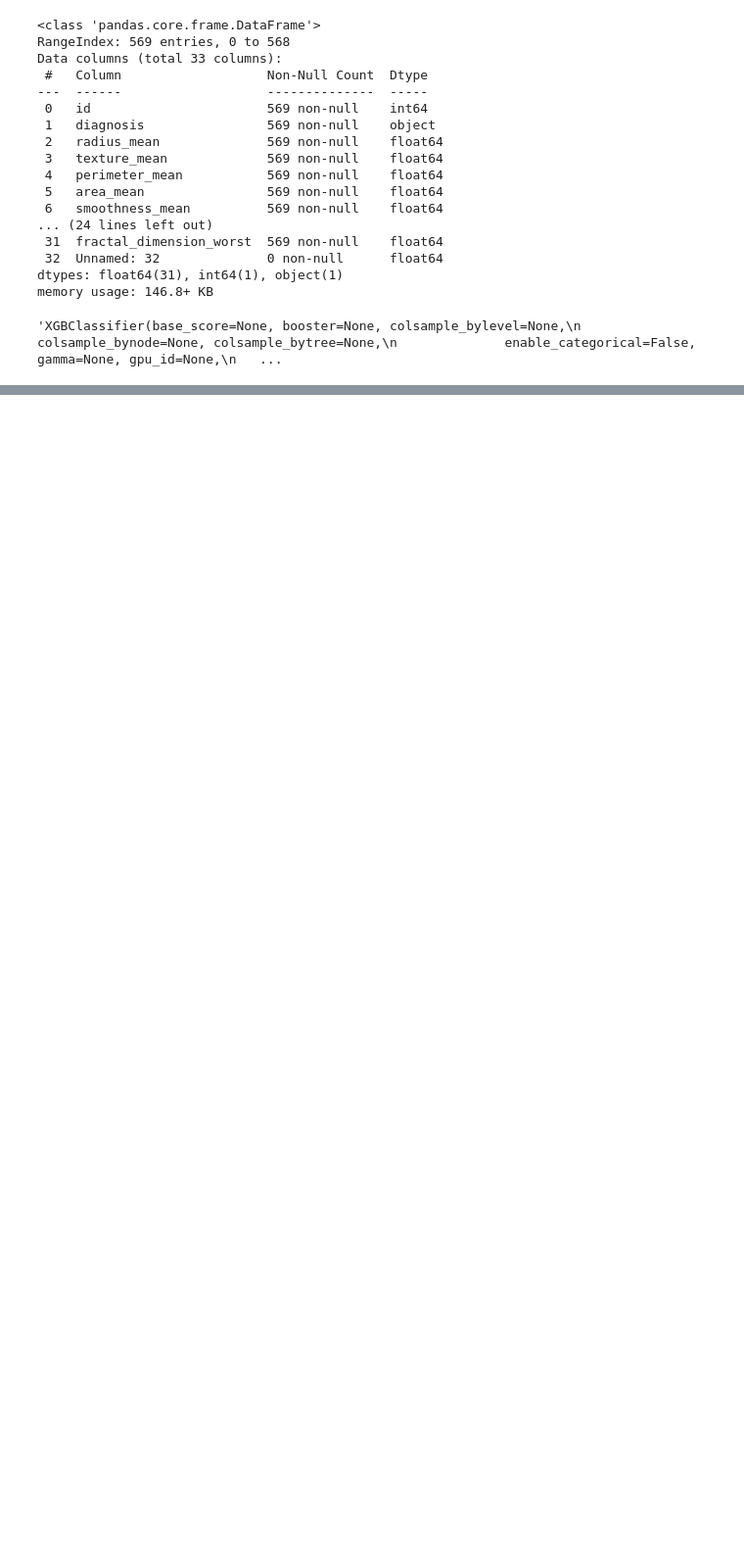
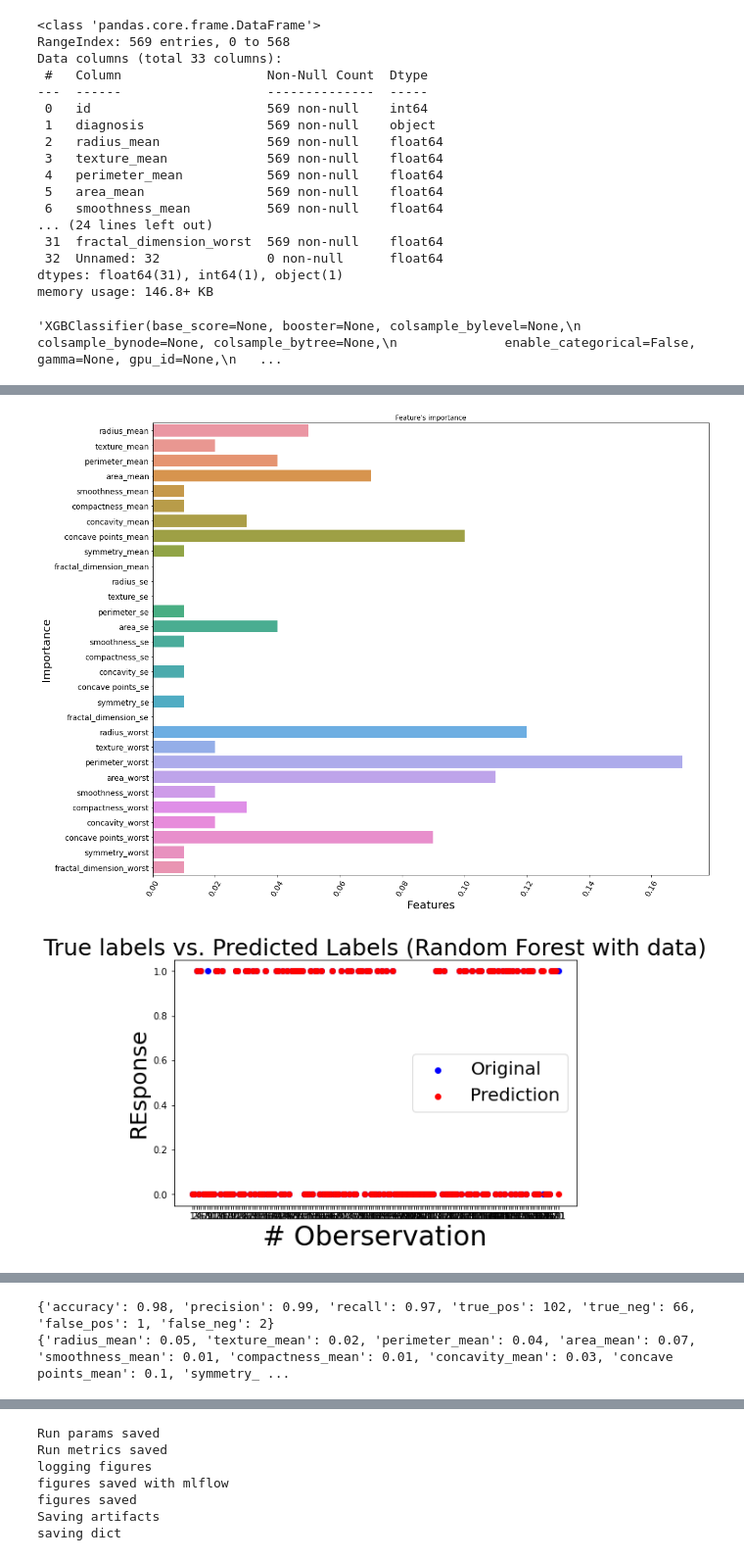
Before and after one commit to tesfayealex/Breast-Cancer-Diagnostic-Analysis-using-causal-inference-with-machine-learning, a Jupyter notebook: notebooks/ML_Models.ipynb, the cells around one changed output, grey strips where cells are left out. Shown at 98% size. Saved outputs shown, nothing was run; the diff lists cells and outputs as text; code cells hidden in the pictures; blank space fills up the shorter version.

Commit message:
random forst classifier add on modelling

```diff
--- a/notebooks/ML_Models.ipynb
+++ b/notebooks/ML_Models.ipynb
@@ -13,6 +14,6 @@ from ml_pipeline import run_train_pipeline, get_pipeline,dvc_get_data
 # %%
-# df = dvc_get_data('data/data.csv')
-df = pd.read_csv('../data/data.csv')
+df = dvc_get_data('data/data.csv')
+# df = pd.read_csv('../data/data.csv')
 df.info()
 # %% [output]
 <class 'pandas.core.frame.DataFrame'>
@@ -76,0 +79,4 @@ Run - first_trial is logged to Experiment - XGBoost with data
+# %%
+from sklearn.ensemble import RandomForestClassifier
+model = RandomForestClassifier()
+str(model)
@@ -76,0 +85,5 @@ Run - first_trial is logged to Experiment - XGBoost with data
+# %%
+run_train_pipeline(model, x, y,
+                experiment_name='Random Forest with data',
+                run_name='first run with random forest')
+# %% [output]
@@ -76,0 +93,2 @@ Run - first_trial is logged to Experiment - XGBoost with data
+[figure, added]
+[figure, added]
@@ -76,0 +96,2 @@ Run - first_trial is logged to Experiment - XGBoost with data
+{'accuracy': 0.98, 'precision': 0.99, 'recall': 0.97, 'true_pos': 102, 'true_neg': 66, 'false_pos': 1, 'false_neg': 2}
+{'radius_mean': 0.05, 'texture_mean': 0.02, 'perimeter_mean': 0.04, 'area_mean': 0.07, 'smoothness_mean': 0.01, 'compactness_mean': 0.01, 'concavity_mean': 0.03, 'concave points_mean': 0.1, 'symmetry_ ...
@@ -76,0 +99,7 @@ Run - first_trial is logged to Experiment - XGBoost with data
+Run params saved
+Run metrics saved
+logging figures
+figures saved with mlflow
+figures saved
+Saving artifacts
+saving dict
```
Also changed, not shown: parts of 4 cells of this notebook, 23 other files.
